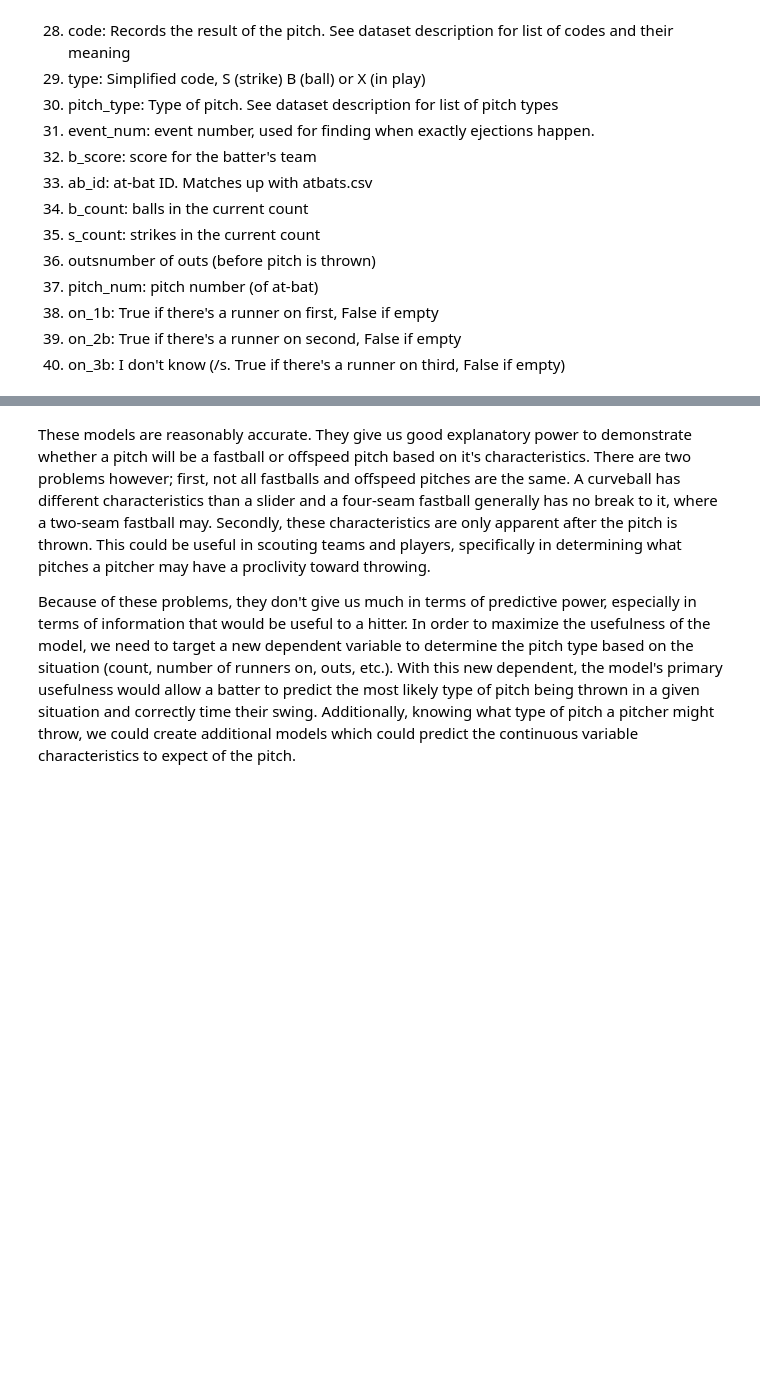
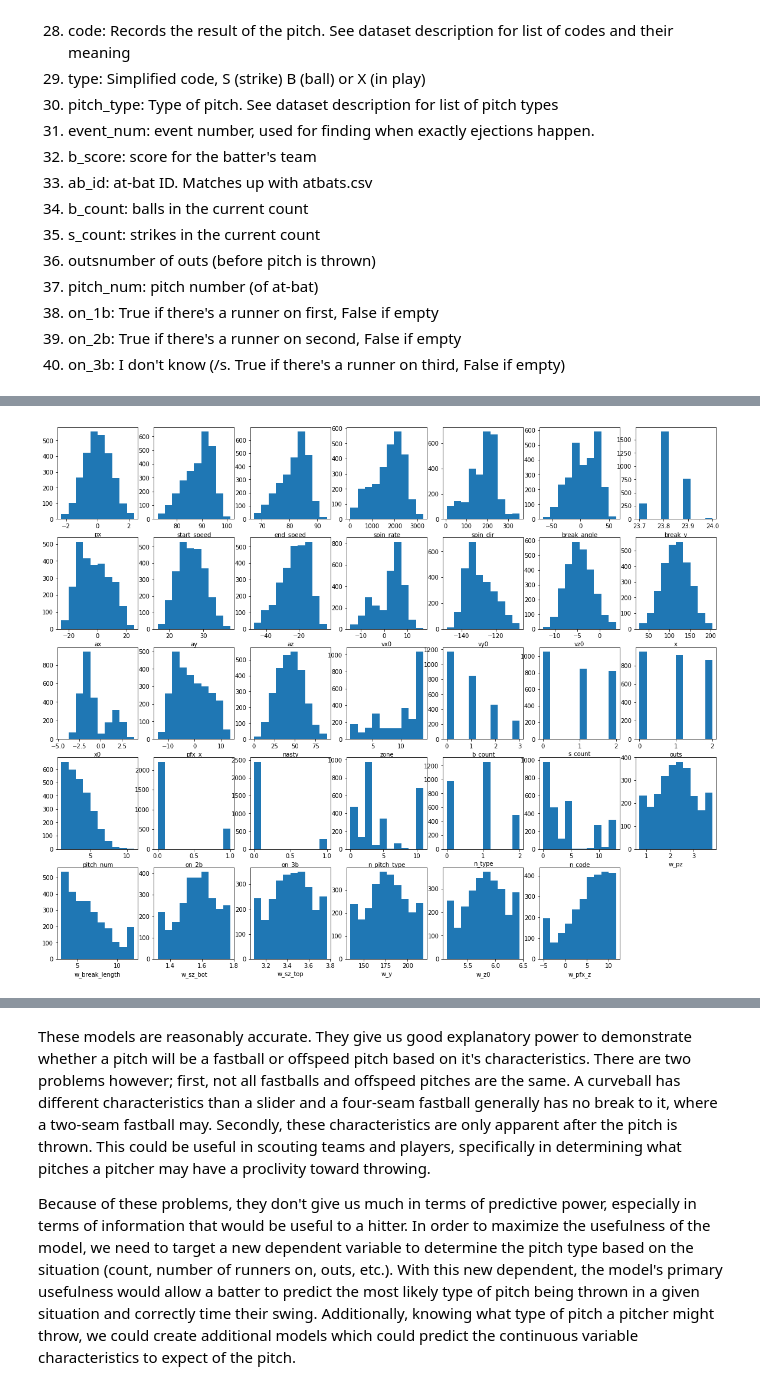
Before and after one commit to jkovach89/Thinkful-Capstones, a Jupyter notebook: Capstone 3 - Supervised Learning.ipynb, the cells around one changed output, grey strips where cells are left out. Saved outputs shown, nothing was run; the diff lists cells and outputs as text; code cells hidden in the pictures; blank space fills up the shorter version.

```diff
--- a/Capstone 3 - Supervised Learning.ipynb
+++ b/Capstone 3 - Supervised Learning.ipynb
@@ -246,0 +263,12 @@ Percentage of outliers is: 0.0
+# %%
+plt.figure(figsize=(20,20))
+grid = 1
+
+for var in list(pitch_sample.columns):
+
+    plt.subplot(6,7,grid)
+    plt.hist(pitch_sample[var])
+    plt.xlabel(var)
+    grid+=1
+# %% [output]
+[figure, added]
```
Also changed, not shown: parts of 14 cells of this notebook.
